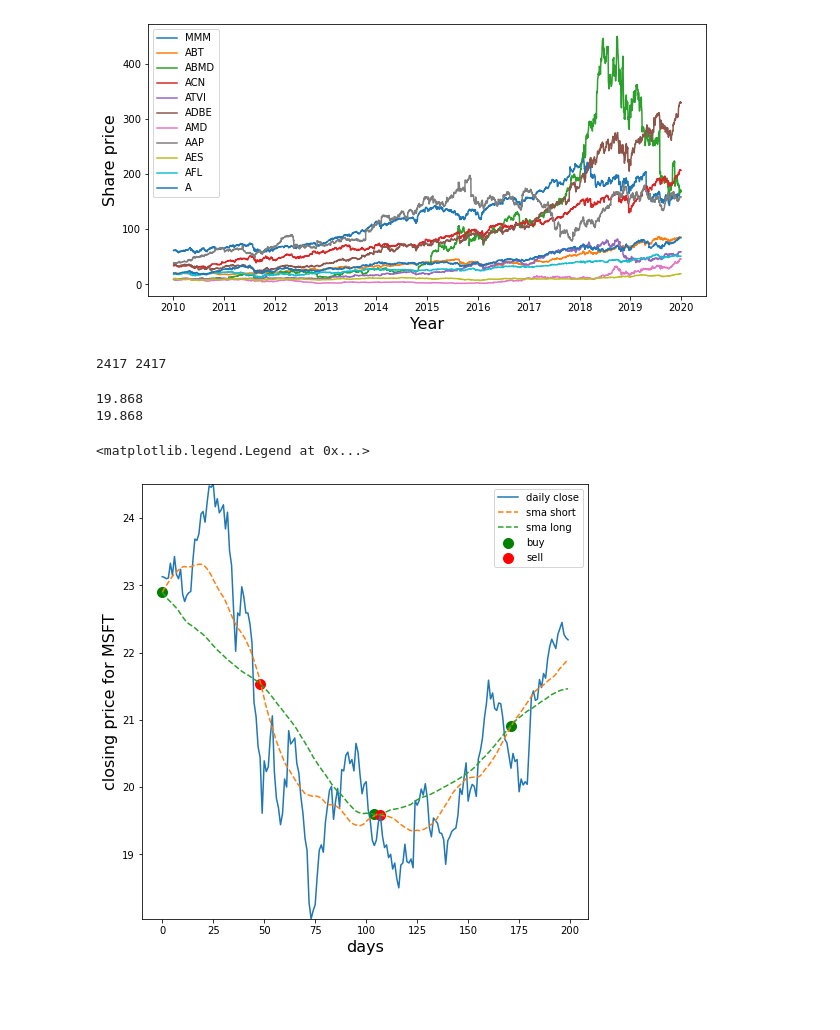
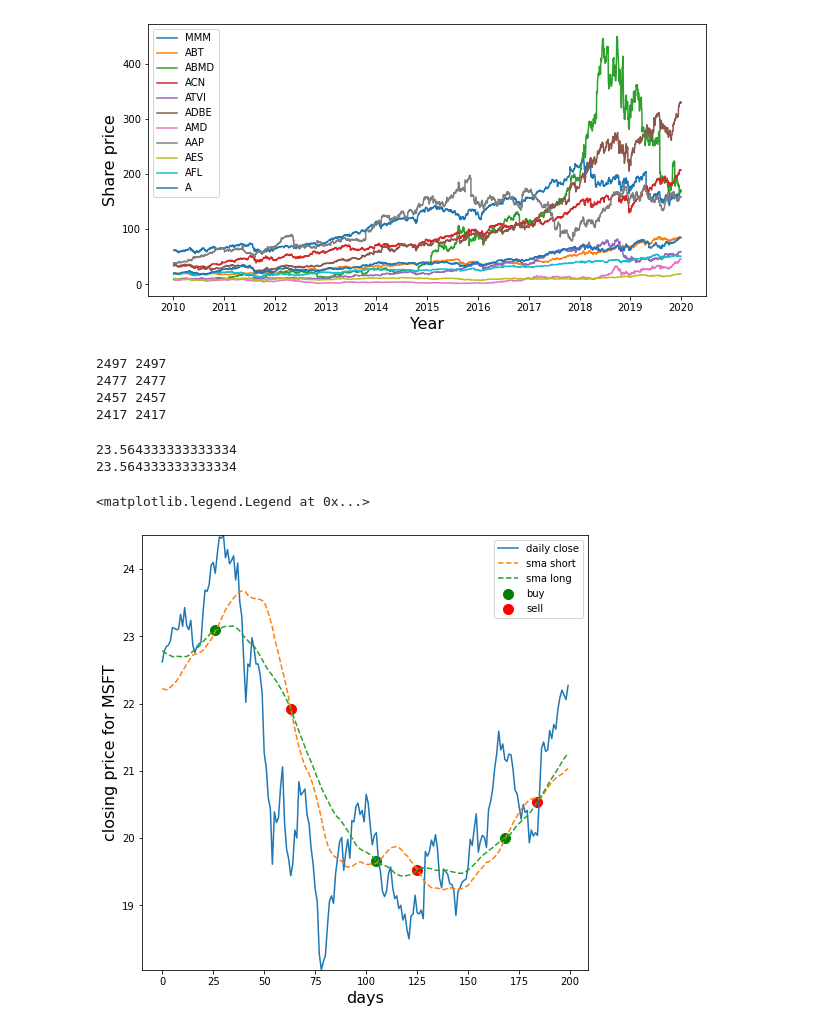
Before and after one commit to mrjoness/trend_following, a Jupyter notebook: trend_following.ipynb, the cells around one changed output. Saved outputs shown, nothing was run; the diff lists cells and outputs as text; code cells hidden in the pictures; blank space fills up the shorter version.

```diff
--- a/trend_following.ipynb
+++ b/trend_following.ipynb
@@ -122,49 +105,69 @@ def check_switch(sma_short, sma_long):
 
     return np.array(actions)
 
-# compute sma for two window sizes, traditional seperated by factor of 2
-w_short, w_long = 50, 100
-corr_factor = (w_long - w_short)//2
-sma_short, sma_long, actions = {}, {}, {}
+def generate_sma_actions(w_short):
 
-for tick, traj in close_dict.items():
-    sma_short[tick] = sma(traj, w_short)[corr_factor:-corr_factor]
-    sma_long[tick] = sma(traj, w_long)
-    actions[tick] = check_switch(sma_short[tick], sma_long[tick])
+    # compute sma for two window sizes, traditional seperated by factor of 2
+    w_long = 2*w_short
+    corr_factor = (w_long - w_short)//2
+    sma_short, sma_long, actions = {}, {}, {}
 
-print(len(sma(traj, w_short)[corr_factor:-corr_factor]), len(sma(traj, w_long)))
+    for tick, traj in close_dict.items():
+        sma_short[tick] = sma(traj, w_short)[corr_factor:-corr_factor]
+        sma_long[tick] = sma(traj, w_long)
+        actions[tick] = check_switch(sma_short[tick], sma_long[tick])
+
+    print(len(sma(traj, w_short)[corr_factor:-corr_factor]), len(sma(traj, w_long)))
+    return (sma_short, sma_long, actions)
+
+# generate smas for each of the following short values
+short_list = [10, 20, 30, 50] # bug with odds
+sma_dict = {}
+
+for w_short in short_list:
+    sma_dict[w_short] = generate_sma_actions(w_short)
 # %% [output]
+2497 2497
+2477 2477
+2457 2457
 2417 2417
 # %%
 # show proposed buying strategy for an example stock
+
+# load smas and actions from dict
+w_short = 30
+w_long = w_short*2
+sma_short, sma_long, actions = sma_dict[w_short]
 
 plt.figure(figsize=(8, 8))
 test_tick = 'MSFT'
 max_plot = 200
+shift = (w_short+w_long)//2
+
 xis = np.arange(max_plot)
 
 print(np.mean(close_dict[test_tick][w_long:w_long+w_short]))
 print(np.mean(close_dict[test_tick][w_long:w_long+w_short]))
 
-plt.plot(xis, close_dict[test_tick][w_short:max_plot+w_short], label='daily close')
+plt.plot(xis, close_dict[test_tick][shift:max_plot+shift], label='daily close')
 plt.plot(xis, sma_short[test_tick][:max_plot], label='sma short', linestyle='dashed')
 plt.plot(xis, sma_long[test_tick][:max_plot], label='sma long', linestyle='dashed')
 
 # plot buys and sells seperately
 plt.scatter(xis, actions[test_tick][:max_plot, 0]*sma_long[test_tick][:max_plot], label='buy',
             color='g', s=100)
 plt.scatter(xis, actions[test_tick][:max_plot, 1]*sma_long[test_tick][:max_plot], label='sell',
             color='r', s=100)
 plt.ylim(np.min(close_dict[test_tick][w_short:max_plot+w_short]),
          np.max(close_dict[test_tick][w_short:max_plot+w_short]))
 plt.xlabel('days', fontsize=16)
 plt.ylabel(f'closing price for {test_tick}', fontsize=16)
 plt.legend()
 # %% [output]
-19.868
-19.868
+23.564333333333334
+23.564333333333334
 <matplotlib.legend.Legend at 0x...>
-[figure, old version]
+[figure, new version]
 # %%
 # set up a portfolio to test various investing strategiess
 
```
Also changed, not shown: parts of 8 cells of this notebook.
